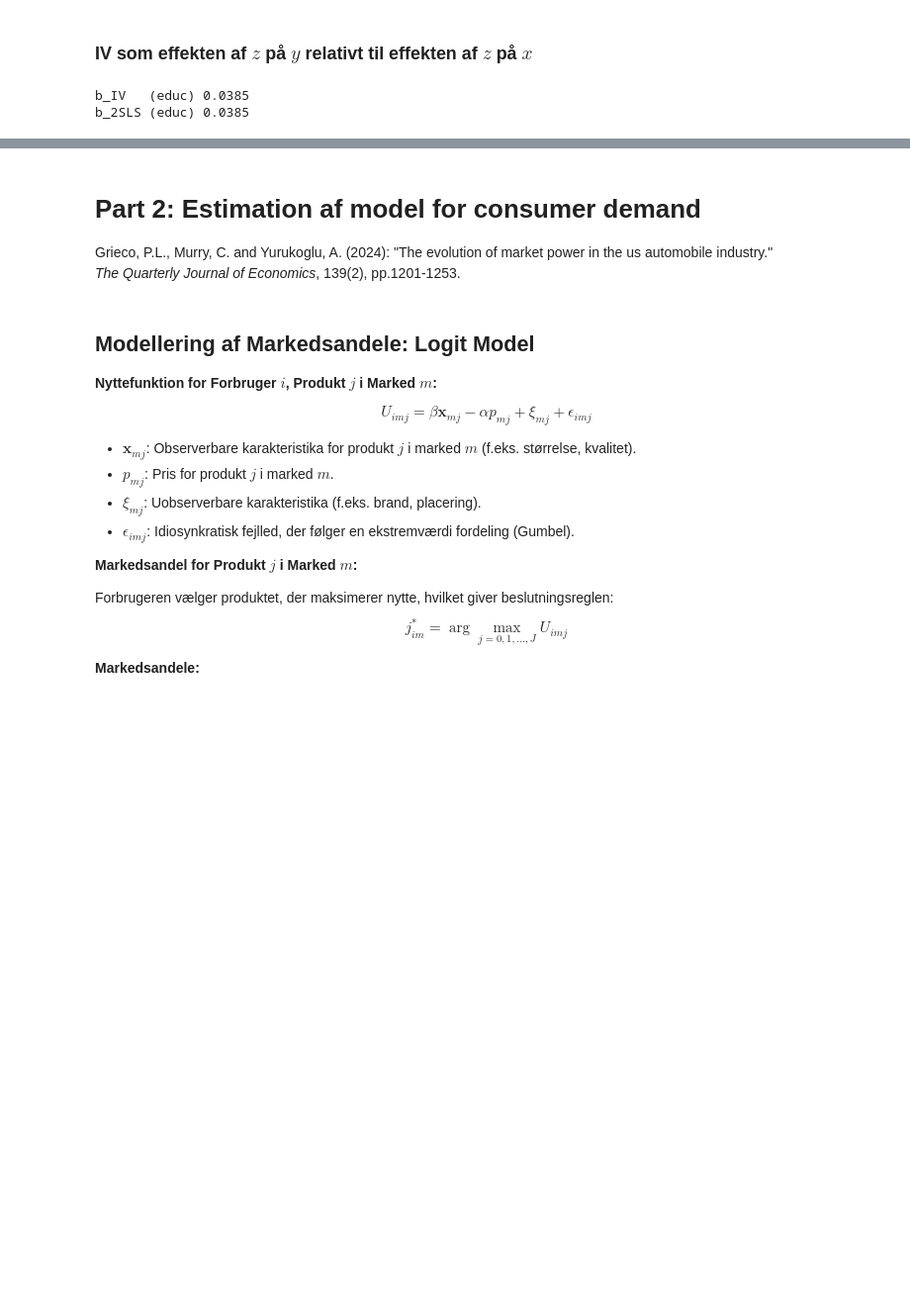
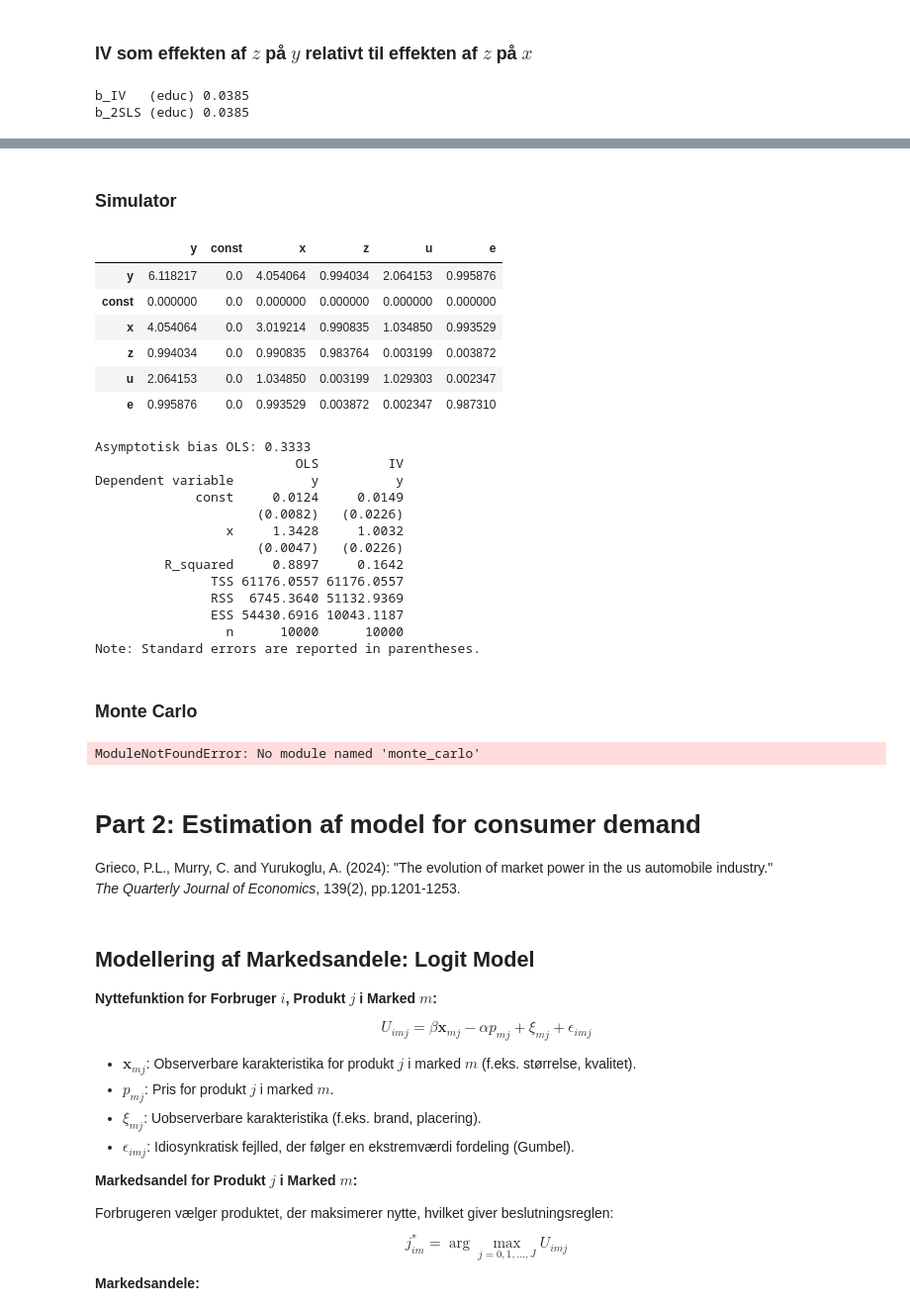
Before and after one commit to bschjerning/EconometricsA, a Jupyter notebook: 1_lectures/12_iv/12_iv_example.ipynb, the cells around one changed output, grey strips where cells are left out. Shown: that part at 99% size. Cells and saved outputs as stored; diff of their text form; code cells hidden in the pictures; blank space fills up the shorter version.

```diff
--- a/1_lectures/12_iv/12_iv_example.ipynb
+++ b/1_lectures/12_iv/12_iv_example.ipynb
@@ -104,3 +134,64 @@ b_2SLS (educ) 0.0385
+# %% [markdown]
+### Simulator
+# %%
+def simulate(n=100, beta=1, sigma_z=1, sigma_u=1, sigma_e=1, rho_xu=0,rho_xz=0):
+    norm=np.random.normal
+    const = np.ones(n)
+    z = norm(0, sigma_z, size=n)  # Instrument
+    u = norm(0, sigma_u, size=n)
+    e = norm(0, sigma_e, size=n)
+    x = rho_xz*z + rho_xu*u + e;  # Endogenous variable
+
+    y = beta * x + u   # Strukturel ligning
+
+    # Dataframes for udvalgte og fulde sample
+    df = pd.DataFrame({'y': y, 'const': const, 'x': x, 'z': z, 'u': u, 'e': e})
+
+    return df
+# %%
+rho_xu=1; rho_xz=1
+df= simulate(n=10000, rho_xu=rho_xu, rho_xz=rho_xz)
+
+display(df.cov())
+m_ols = mlr.ols(df[['const', 'x']], df['y'])  # Estimér OLS-model
+print(f'Asymptotisk bias OLS: {round(rho_xu/(1+rho_xu+rho_xz),4)}')
+# IVE med 'z' som instrument
+m_2sls = mlr.tsls(y=df['y'],
+                  X1=df[['const']],
+                  X2=df[['x']],
+                  Ze=df[['z']])
+
+mlr.summary([m_ols, m_2sls], column_titles=["OLS", "IV"], report_stats="se")
+# %% [output]
+|  | y | const | x | z | u | e |
+| y | 6.118217 | 0.0 | 4.054064 | 0.994034 | 2.064153 | 0.995876 |
+| const | 0.000000 | 0.0 | 0.000000 | 0.000000 | 0.000000 | 0.000000 |
+| x | 4.054064 | 0.0 | 3.019214 | 0.990835 | 1.034850 | 0.993529 |
+| z | 0.994034 | 0.0 | 0.990835 | 0.983764 | 0.003199 | 0.003872 |
+| u | 2.064153 | 0.0 | 1.034850 | 0.003199 | 1.029303 | 0.002347 |
+| e | 0.995876 | 0.0 | 0.993529 | 0.003872 | 0.002347 | 0.987310 |
+Asymptotisk bias OLS: 0.3333
+                          OLS         IV
+Dependent variable          y          y
+             const     0.0124     0.0149
+                     (0.0082)   (0.0226)
+                 x     1.3428     1.0032
+                     (0.0047)   (0.0226)
+         R_squared     0.8897     0.1642
+               TSS 61176.0557 61176.0557
+               RSS  6745.3640 51132.9369
+               ESS 54430.6916 10043.1187
+                 n      10000      10000
+Note: Standard errors are reported in parentheses.
+# %% [markdown]
+### Monte Carlo
+# %%
+import monte_carlo as mc
+rho_xu=1; rho_xz=1
+b, se = mc.simulate(simulate(n=100, rho_xu=rho_xu, rho_xz=rho_xz), S=1000)
+mc.summary_table(b,se, beta0)
+# %% [output]
+ModuleNotFoundError: No module named 'monte_carlo'
 # %% [markdown]
 # Part 2: Estimation af model for consumer demand
 
```
Also changed, not shown: parts of 11 cells of this notebook, 4 other files.
